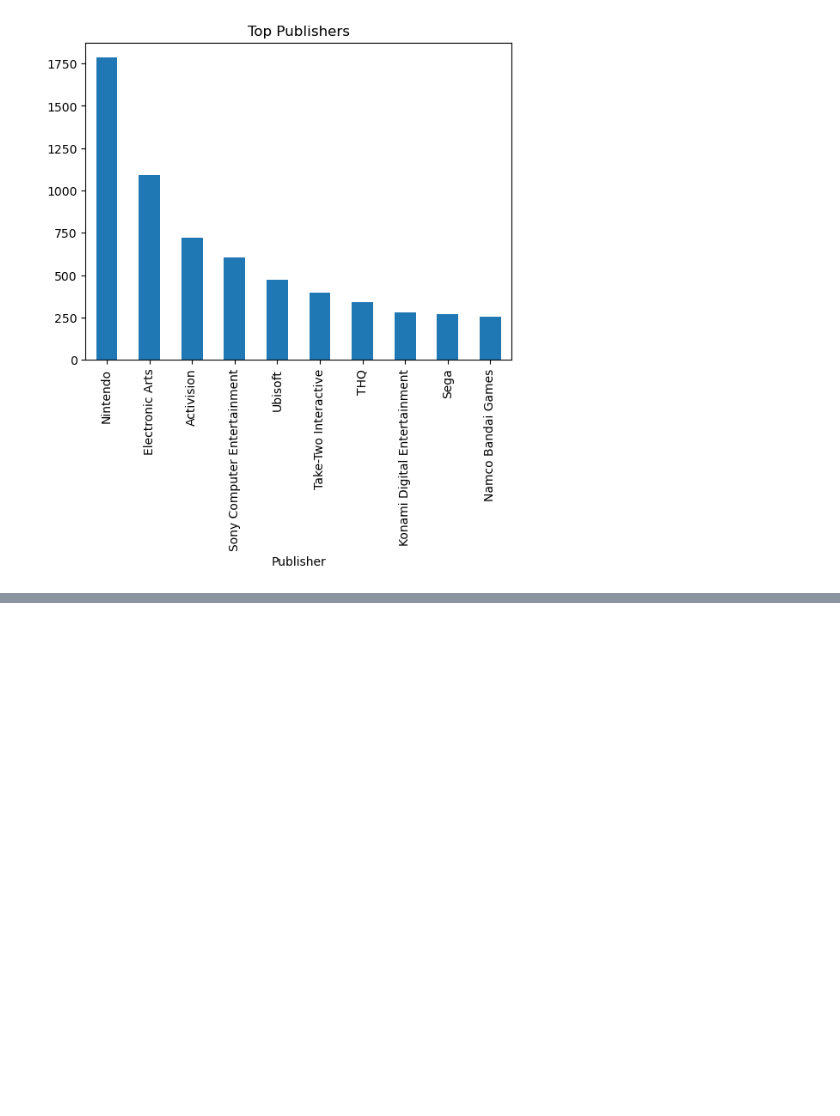
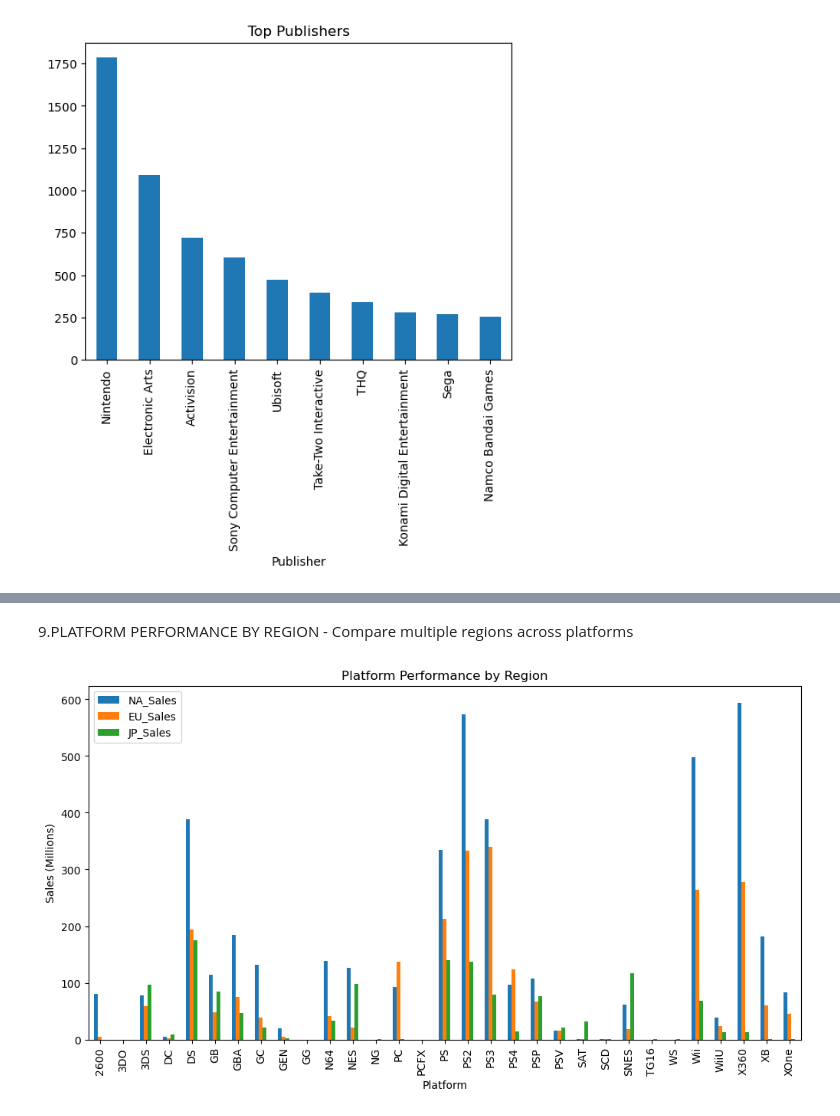
Before and after one commit to Swetha-manikandan/vid-game, a Jupyter notebook: Source/video_game.ipynb, the cells around one changed output, grey strips where cells are left out. Saved outputs shown, nothing was run; the diff lists cells and outputs as text; code cells hidden in the pictures; blank space fills up the shorter version.

```diff
--- a/Source/video_game.ipynb
+++ b/Source/video_game.ipynb
@@ -465,0 +504,11 @@ plt.show()
+# %% [markdown]
+9.PLATFORM PERFORMANCE BY REGION - Compare multiple regions across platforms
+# %%
+platform_region = games.groupby("Platform")[["NA_Sales","EU_Sales","JP_Sales"]].sum()
+platform_region.plot(kind="bar",figsize=(12,6))
+plt.title("Platform Performance by Region")
+plt.xlabel("Platform")
+plt.ylabel("Sales (Millions)")
+plt.show()
+# %% [output]
+[figure, added]
```
Also changed, not shown: parts of 10 cells of this notebook, 8 other files.
